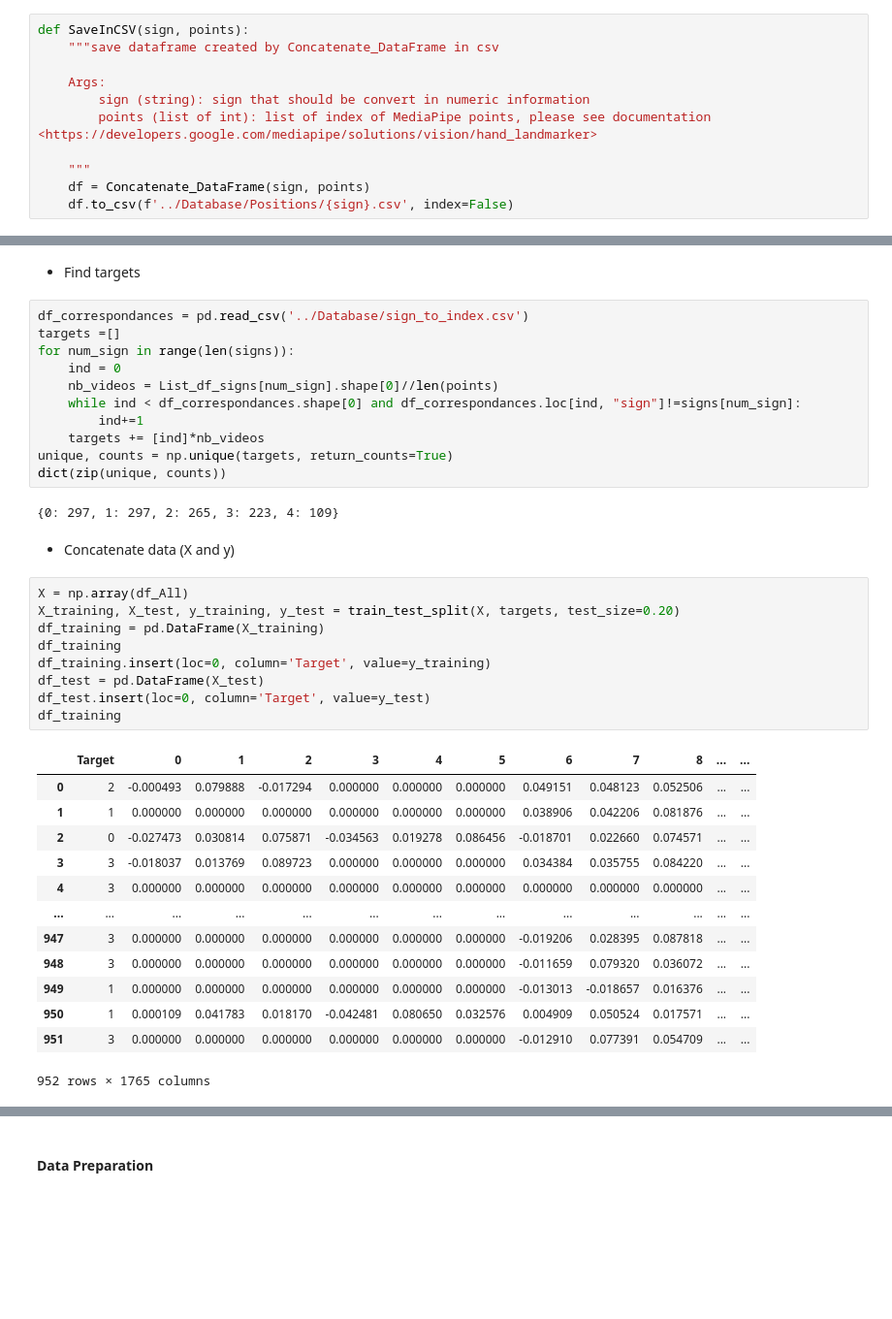
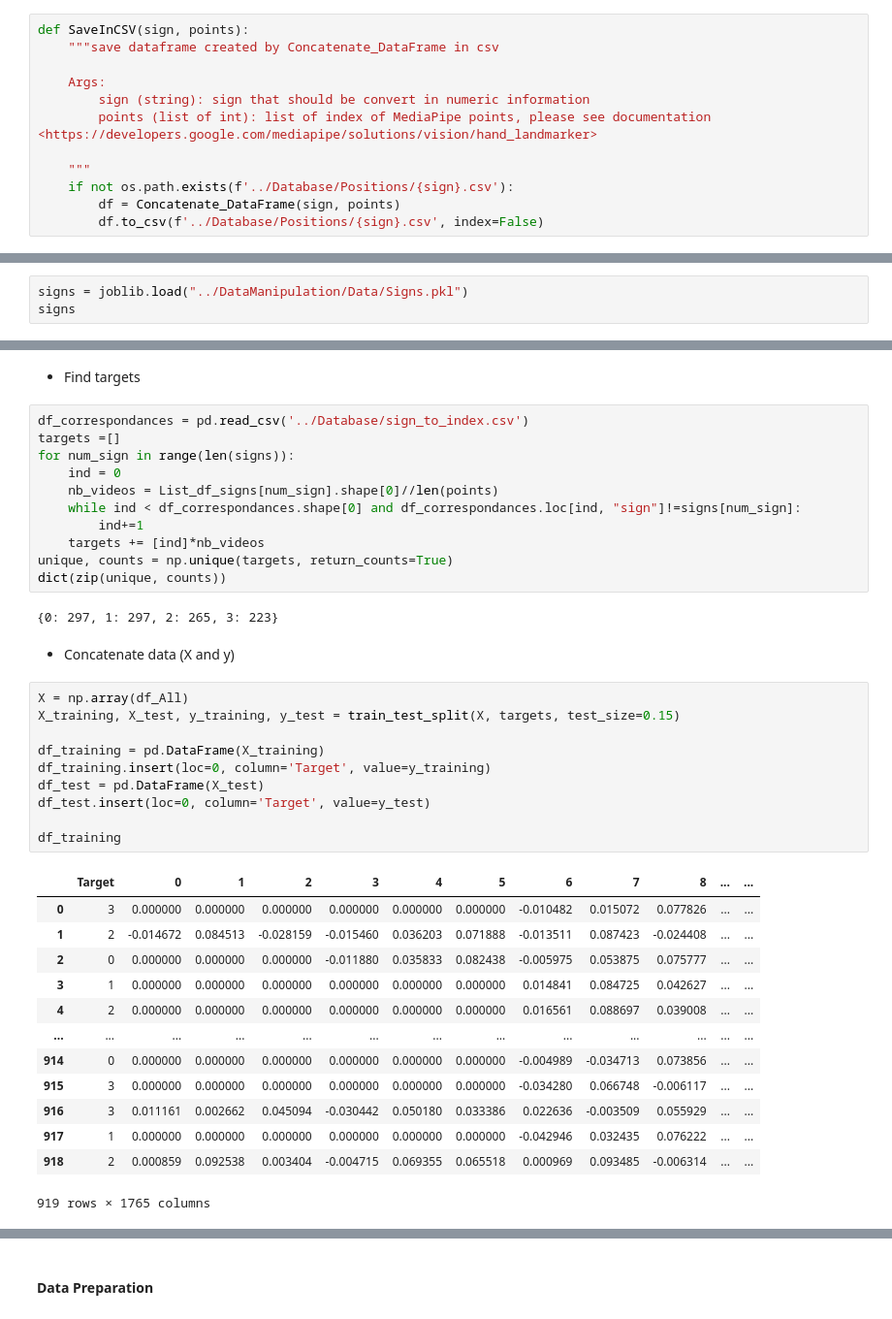
Before and after one commit to LucieDN/Sign-Language-Recognition, a Jupyter notebook: NoteBook/NoteBook.ipynb, the cells around one changed output, grey strips where cells are left out. Shown at 97% size. Saved outputs shown, nothing was run; the diff lists cells and outputs as text; blank space fills up the shorter version.

```diff
--- a/NoteBook/NoteBook.ipynb
+++ b/NoteBook/NoteBook.ipynb
@@ -327,8 +329,9 @@ def SaveInCSV(sign, points):
         points (list of int): list of index of MediaPipe points, please see documentation <https://developers.google.com/mediapipe/solutions/vision/hand_landmarker>
 
     """
-    df = Concatenate_DataFrame(sign, points)
-    df.to_csv(f'../Database/Positions/{sign}.csv', index=False)
+    if not os.path.exists(f'../Database/Positions/{sign}.csv'):
+        df = Concatenate_DataFrame(sign, points)
+        df.to_csv(f'../Database/Positions/{sign}.csv', index=False)
 # %%
 # Do not execute ~ 17 min
 for sign in signs:
@@ -347,0 +347,3 @@ print(signs)
+# %%
+signs = joblib.load("../DataManipulation/Data/Signs.pkl")
+signs
@@ -407,30 +407,31 @@ for num_sign in range(len(signs)):
 unique, counts = np.unique(targets, return_counts=True)
 dict(zip(unique, counts))
 # %% [output]
-{0: 297, 1: 297, 2: 265, 3: 223, 4: 109}
+{0: 297, 1: 297, 2: 265, 3: 223}
 # %% [markdown]
 - Concatenate data (X and y)
 # %%
 X = np.array(df_All)
-X_training, X_test, y_training, y_test = train_test_split(X, targets, test_size=0.20)
+X_training, X_test, y_training, y_test = train_test_split(X, targets, test_size=0.15)
+
 df_training = pd.DataFrame(X_training)
-df_training
 df_training.insert(loc=0, column='Target', value=y_training)
 df_test = pd.DataFrame(X_test)
 df_test.insert(loc=0, column='Target', value=y_test)
+
 df_training
 # %% [output]
 |  | Target | 0 | 1 | 2 | 3 | 4 | 5 | 6 | 7 | 8 | ... | ... |
-| 0 | 2 | -0.000493 | 0.079888 | -0.017294 | 0.000000 | 0.000000 | 0.000000 | 0.049151 | 0.048123 | 0.052506 | ... | ... |
-| 1 | 1 | 0.000000 | 0.000000 | 0.000000 | 0.000000 | 0.000000 | 0.000000 | 0.038906 | 0.042206 | 0.081876 | ... | ... |
-| 2 | 0 | -0.027473 | 0.030814 | 0.075871 | -0.034563 | 0.019278 | 0.086456 | -0.018701 | 0.022660 | 0.074571 | ... | ... |
-| 3 | 3 | -0.018037 | 0.013769 | 0.089723 | 0.000000 | 0.000000 | 0.000000 | 0.034384 | 0.035755 | 0.084220 | ... | ... |
-| 4 | 3 | 0.000000 | 0.000000 | 0.000000 | 0.000000 | 0.000000 | 0.000000 | 0.000000 | 0.000000 | 0.000000 | ... | ... |
+| 0 | 3 | 0.000000 | 0.000000 | 0.000000 | 0.000000 | 0.000000 | 0.000000 | -0.010482 | 0.015072 | 0.077826 | ... | ... |
+| 1 | 2 | -0.014672 | 0.084513 | -0.028159 | -0.015460 | 0.036203 | 0.071888 | -0.013511 | 0.087423 | -0.024408 | ... | ... |
+| 2 | 0 | 0.000000 | 0.000000 | 0.000000 | -0.011880 | 0.035833 | 0.082438 | -0.005975 | 0.053875 | 0.075777 | ... | ... |
+| 3 | 1 | 0.000000 | 0.000000 | 0.000000 | 0.000000 | 0.000000 | 0.000000 | 0.014841 | 0.084725 | 0.042627 | ... | ... |
+| 4 | 2 | 0.000000 | 0.000000 | 0.000000 | 0.000000 | 0.000000 | 0.000000 | 0.016561 | 0.088697 | 0.039008 | ... | ... |
 | ... | ... | ... | ... | ... | ... | ... | ... | ... | ... | ... | ... | ... |
-| 947 | 3 | 0.000000 | 0.000000 | 0.000000 | 0.000000 | 0.000000 | 0.000000 | -0.019206 | 0.028395 | 0.087818 | ... | ... |
-| 948 | 3 | 0.000000 | 0.000000 | 0.000000 | 0.000000 | 0.000000 | 0.000000 | -0.011659 | 0.079320 | 0.036072 | ... | ... |
-| 949 | 1 | 0.000000 | 0.000000 | 0.000000 | 0.000000 | 0.000000 | 0.000000 | -0.013013 | -0.018657 | 0.016376 | ... | ... |
-| 950 | 1 | 0.000109 | 0.041783 | 0.018170 | -0.042481 | 0.080650 | 0.032576 | 0.004909 | 0.050524 | 0.017571 | ... | ... |
-| 951 | 3 | 0.000000 | 0.000000 | 0.000000 | 0.000000 | 0.000000 | 0.000000 | -0.012910 | 0.077391 | 0.054709 | ... | ... |
+| 914 | 0 | 0.000000 | 0.000000 | 0.000000 | 0.000000 | 0.000000 | 0.000000 | -0.004989 | -0.034713 | 0.073856 | ... | ... |
+| 915 | 3 | 0.000000 | 0.000000 | 0.000000 | 0.000000 | 0.000000 | 0.000000 | -0.034280 | 0.066748 | -0.006117 | ... | ... |
+| 916 | 3 | 0.011161 | 0.002662 | 0.045094 | -0.030442 | 0.050180 | 0.033386 | 0.022636 | -0.003509 | 0.055929 | ... | ... |
+| 917 | 1 | 0.000000 | 0.000000 | 0.000000 | 0.000000 | 0.000000 | 0.000000 | -0.042946 | 0.032435 | 0.076222 | ... | ... |
+| 918 | 2 | 0.000859 | 0.092538 | 0.003404 | -0.004715 | 0.069355 | 0.065518 | 0.000969 | 0.093485 | -0.006314 | ... | ... |
-952 rows × 1765 columns
+919 rows × 1765 columns
 # %%
```
Also changed, not shown: parts of 30 cells of this notebook, 4 other files.
